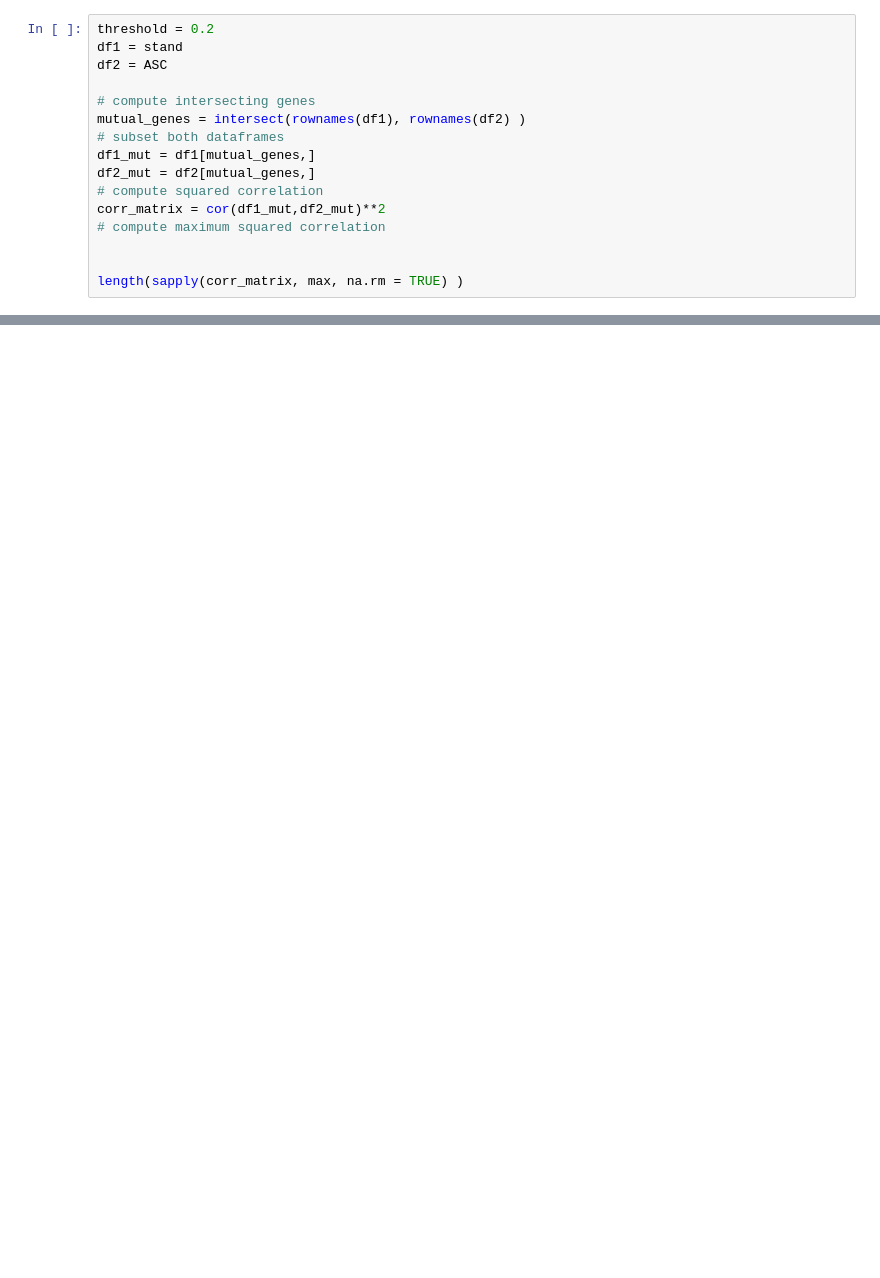
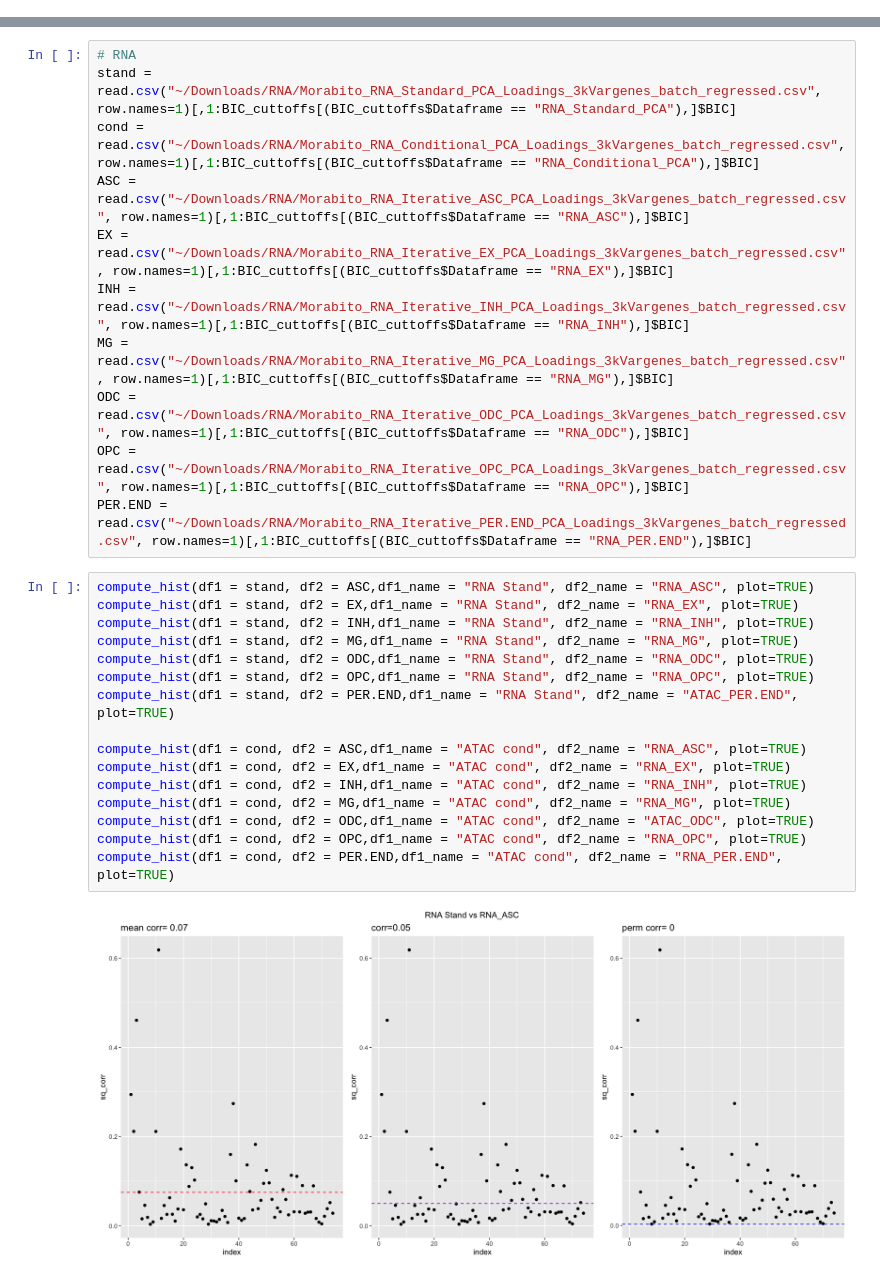
Before and after one commit to carversh/condPCA, a Jupyter notebook: ASHG/Morabito/corr_iter_cond_standard.ipynb, the cells around one changed output, grey strips where cells are left out. Drawn from its saved outputs; the diff is of its cells as text; blank space fills up the shorter version.

Commit message:
plots for morabito comparing iterative vs standard or conditional

```diff
--- a/ASHG/Morabito/corr_iter_cond_standard.ipynb
+++ b/ASHG/Morabito/corr_iter_cond_standard.ipynb
@@ -13,16 +38,0 @@ PER.END = read.csv("~/Downloads/ATAC/Morabito_ATAC_Iterative_PER.END_PCA_Loading
-# %%
-threshold = 0.2
-df1 = stand
-df2 = ASC
-
-# compute intersecting genes
-mutual_genes = intersect(rownames(df1), rownames(df2) )
-# subset both dataframes
-df1_mut = df1[mutual_genes,]
-df2_mut = df2[mutual_genes,]
-# compute squared correlation
-corr_matrix = cor(df1_mut,df2_mut)**2
-# compute maximum squared correlation
-
-
-length(sapply(corr_matrix, max, na.rm = TRUE) )
@@ -52,0 +181,29 @@ A data.frame: 50 x 1
+# %%
+# RNA
+stand = read.csv("~/Downloads/RNA/Morabito_RNA_Standard_PCA_Loadings_3kVargenes_batch_regressed.csv", row.names=1)[,1:BIC_cuttoffs[(BIC_cuttoffs$Dataframe == "RNA_Standard_PCA"),]$BIC]
+cond = read.csv("~/Downloads/RNA/Morabito_RNA_Conditional_PCA_Loadings_3kVargenes_batch_regressed.csv", row.names=1)[,1:BIC_cuttoffs[(BIC_cuttoffs$Dataframe == "RNA_Conditional_PCA"),]$BIC]
+ASC = read.csv("~/Downloads/RNA/Morabito_RNA_Iterative_ASC_PCA_Loadings_3kVargenes_batch_regressed.csv", row.names=1)[,1:BIC_cuttoffs[(BIC_cuttoffs$Dataframe == "RNA_ASC"),]$BIC]
+EX = read.csv("~/Downloads/RNA/Morabito_RNA_Iterative_EX_PCA_Loadings_3kVargenes_batch_regressed.csv", row.names=1)[,1:BIC_cuttoffs[(BIC_cuttoffs$Dataframe == "RNA_EX"),]$BIC]
+INH = read.csv("~/Downloads/RNA/Morabito_RNA_Iterative_INH_PCA_Loadings_3kVargenes_batch_regressed.csv", row.names=1)[,1:BIC_cuttoffs[(BIC_cuttoffs$Dataframe == "RNA_INH"),]$BIC]
+MG = read.csv("~/Downloads/RNA/Morabito_RNA_Iterative_MG_PCA_Loadings_3kVargenes_batch_regressed.csv", row.names=1)[,1:BIC_cuttoffs[(BIC_cuttoffs$Dataframe == "RNA_MG"),]$BIC]
+ODC = read.csv("~/Downloads/RNA/Morabito_RNA_Iterative_ODC_PCA_Loadings_3kVargenes_batch_regressed.csv", row.names=1)[,1:BIC_cuttoffs[(BIC_cuttoffs$Dataframe == "RNA_ODC"),]$BIC]
+OPC = read.csv("~/Downloads/RNA/Morabito_RNA_Iterative_OPC_PCA_Loadings_3kVargenes_batch_regressed.csv", row.names=1)[,1:BIC_cuttoffs[(BIC_cuttoffs$Dataframe == "RNA_OPC"),]$BIC]
+PER.END = read.csv("~/Downloads/RNA/Morabito_RNA_Iterative_PER.END_PCA_Loadings_3kVargenes_batch_regressed.csv", row.names=1)[,1:BIC_cuttoffs[(BIC_cuttoffs$Dataframe == "RNA_PER.END"),]$BIC]
+# %%
+compute_hist(df1 = stand, df2 = ASC,df1_name = "RNA Stand", df2_name = "RNA_ASC", plot=TRUE)
+compute_hist(df1 = stand, df2 = EX,df1_name = "RNA Stand", df2_name = "RNA_EX", plot=TRUE)
+compute_hist(df1 = stand, df2 = INH,df1_name = "RNA Stand", df2_name = "RNA_INH", plot=TRUE)
+compute_hist(df1 = stand, df2 = MG,df1_name = "RNA Stand", df2_name = "RNA_MG", plot=TRUE)
+compute_hist(df1 = stand, df2 = ODC,df1_name = "RNA Stand", df2_name = "RNA_ODC", plot=TRUE)
+compute_hist(df1 = stand, df2 = OPC,df1_name = "RNA Stand", df2_name = "RNA_OPC", plot=TRUE)
+compute_hist(df1 = stand, df2 = PER.END,df1_name = "RNA Stand", df2_name = "ATAC_PER.END", plot=TRUE)
+
+compute_hist(df1 = cond, df2 = ASC,df1_name = "ATAC cond", df2_name = "RNA_ASC", plot=TRUE)
+compute_hist(df1 = cond, df2 = EX,df1_name = "ATAC cond", df2_name = "RNA_EX", plot=TRUE)
+compute_hist(df1 = cond, df2 = INH,df1_name = "ATAC cond", df2_name = "RNA_INH", plot=TRUE)
+compute_hist(df1 = cond, df2 = MG,df1_name = "ATAC cond", df2_name = "RNA_MG", plot=TRUE)
+compute_hist(df1 = cond, df2 = ODC,df1_name = "ATAC cond", df2_name = "ATAC_ODC", plot=TRUE)
+compute_hist(df1 = cond, df2 = OPC,df1_name = "ATAC cond", df2_name = "RNA_OPC", plot=TRUE)
+compute_hist(df1 = cond, df2 = PER.END,df1_name = "ATAC cond", df2_name = "RNA_PER.END", plot=TRUE)
+# %% [output]
+[figure, added]
```
Also changed, not shown: parts of 10 cells of this notebook.
